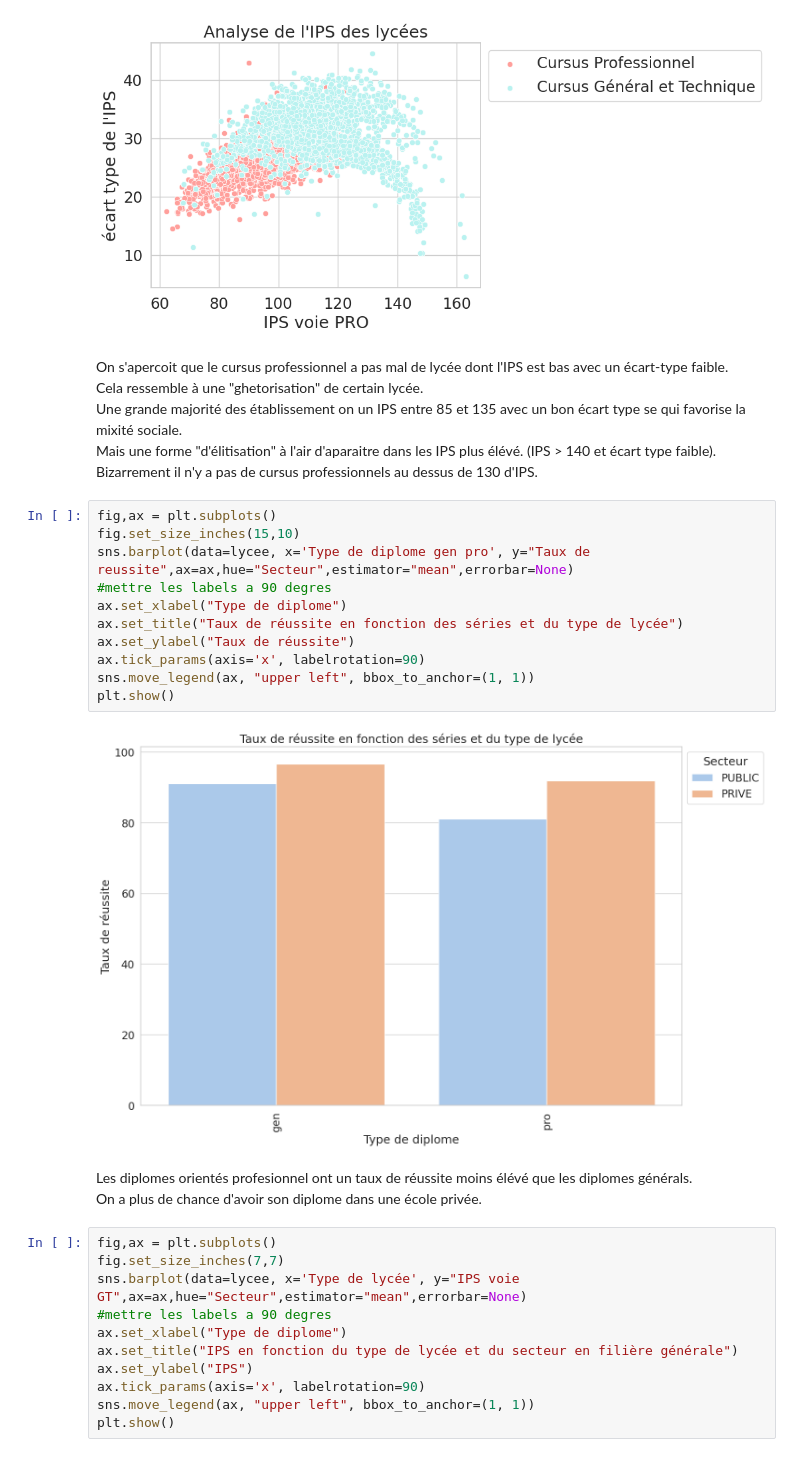
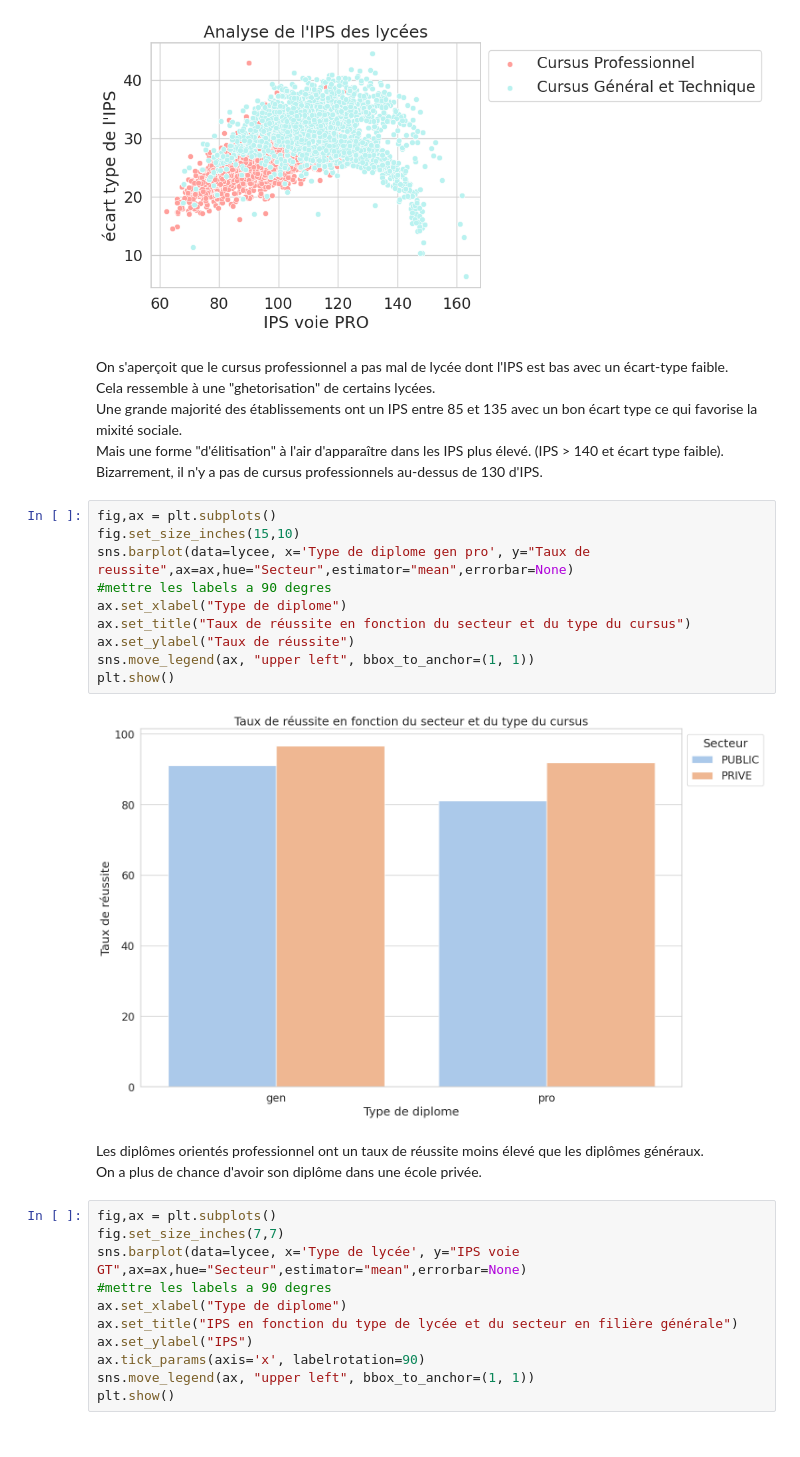
Before and after one commit to barrmath/data_educ, a Jupyter notebook: Analyse finale.ipynb, the cells around one changed output. Cells and saved outputs as stored; diff of their text form.

```diff
--- a/Analyse finale.ipynb
+++ b/Analyse finale.ipynb
@@ -385,27 +385,26 @@ plt.show()
 # %% [output]
 [figure]
 # %% [markdown]
-On s'apercoit que le cursus professionnel a pas mal de lycée dont l'IPS est bas avec un écart-type faible.<br>
-Cela ressemble à une "ghetorisation" de certain lycée.<br>
-Une grande majorité des établissement on un IPS entre 85 et 135 avec un bon écart type se qui favorise la mixité sociale.<br>
-Mais une forme "d'élitisation" à l'air d'aparaitre dans les IPS plus élévé. (IPS > 140 et écart type faible).<br>
-Bizarrement il n'y a pas de cursus professionnels au dessus de 130 d'IPS.<br>
+On s'aperçoit que le cursus professionnel a pas mal de lycée dont l'IPS est bas avec un écart-type faible.<br>
+Cela ressemble à une "ghetorisation" de certains lycées.<br>
+Une grande majorité des établissements ont un IPS entre 85 et 135 avec un bon écart type ce qui favorise la mixité sociale.<br>
+Mais une forme "d'élitisation" à l'air d'apparaître dans les IPS plus élevé. (IPS > 140 et écart type faible).<br>
+Bizarrement, il n'y a pas de cursus professionnels au-dessus de 130 d'IPS.<br>
 # %%
 fig,ax = plt.subplots()
 fig.set_size_inches(15,10)
 sns.barplot(data=lycee, x='Type de diplome gen pro', y="Taux de reussite",ax=ax,hue="Secteur",estimator="mean",errorbar=None)
 #mettre les labels a 90 degres
 ax.set_xlabel("Type de diplome")
-ax.set_title("Taux de réussite en fonction des séries et du type de lycée")
+ax.set_title("Taux de réussite en fonction du secteur et du type du cursus")
 ax.set_ylabel("Taux de réussite")
-ax.tick_params(axis='x', labelrotation=90)
 sns.move_legend(ax, "upper left", bbox_to_anchor=(1, 1))
 plt.show()
 # %% [output]
-[figure, old version]
+[figure, new version]
 # %% [markdown]
-Les diplomes orientés profesionnel ont un taux de réussite moins élévé que les diplomes générals.<br>
-On a plus de chance d'avoir son diplome dans une école privée.
+Les diplômes orientés professionnel ont un taux de réussite moins élevé que les diplômes généraux.<br>
+On a plus de chance d'avoir son diplôme dans une école privée.
 # %%
 fig,ax = plt.subplots()
 fig.set_size_inches(7,7)
```
Also changed, not shown: parts of 26 cells of this notebook, 3 other files.
